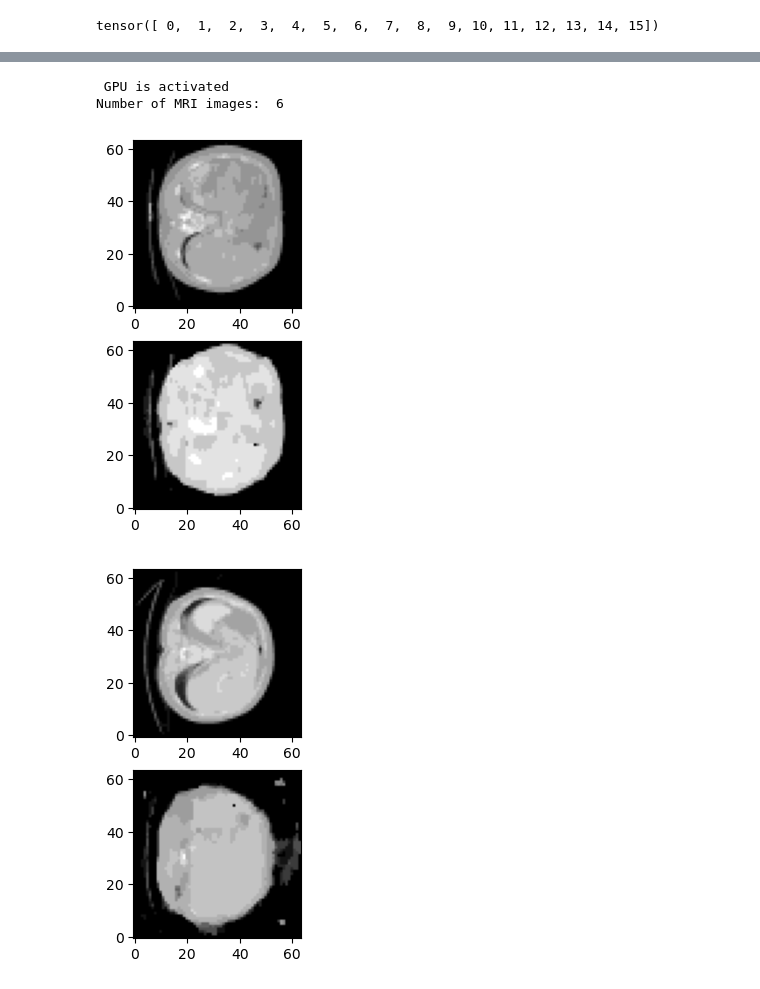
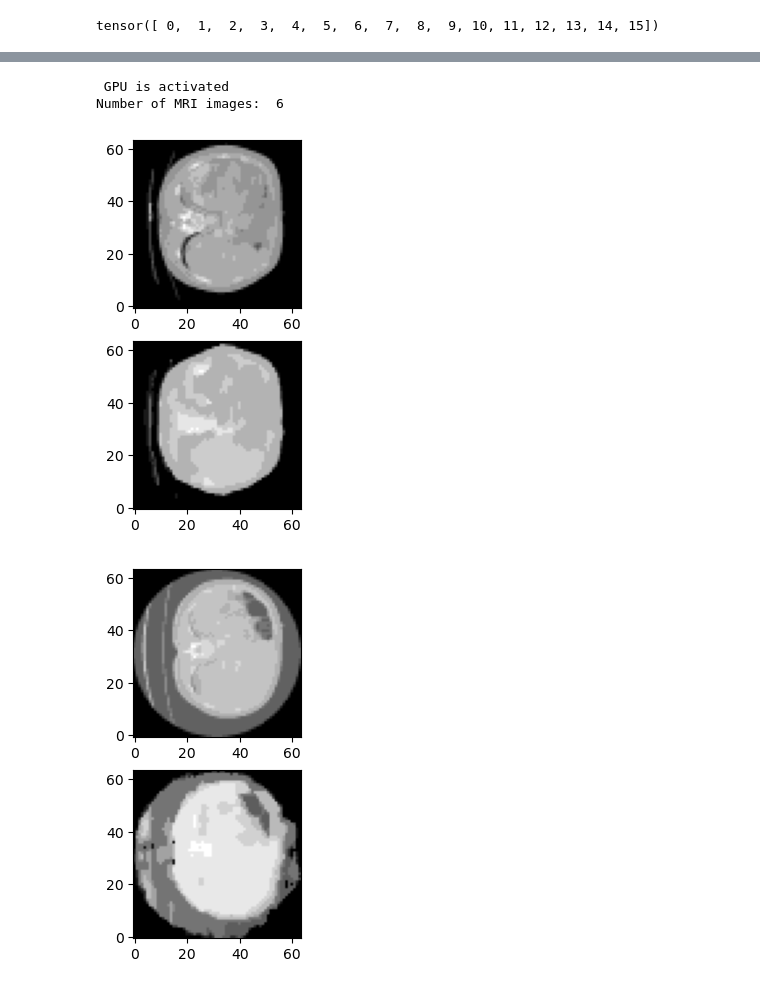
Before and after one commit to nnaakkaaii/imsegnet, a Jupyter notebook: notebook/3drec-bin.ipynb, the cells around one changed output, grey strips where cells are left out. Saved outputs shown, nothing was run; the diff lists cells and outputs as text; code cells hidden in the pictures.

```diff
--- a/notebook/3drec-bin.ipynb
+++ b/notebook/3drec-bin.ipynb
@@ -309,7 +300,7 @@ import matplotlib.pyplot as plt
 
 batch_size = 1
 path_data = "../ircad-dataset/test"
-path_model = "./checkpoint/3drec-bin_1000.pt"
+path_model = "./checkpoint/3drec-bin_600.pt"
 
 log = print
 np.random.seed(10)
@@ -318,32 +309,32 @@ torch.manual_seed(10)
 criterion_dis = nn.CrossEntropyLoss()
 
 device = torch.device('cuda') if torch.cuda.is_available() else torch.device('cpu')
 print(" GPU is activated" if device else " CPU is activated")
 no_images = len(glob.glob(path_data + "/*.nii"))
 print("Number of MRI images: ", no_images)
 
 model = torch.load(path_model)
 model.to(device)
 total_loss = 0
 
 # interfere phrase
 model.eval()
 with torch.no_grad():
     for batch_images in load_mri_images(path_data, batch_size):
         batch_images = batch_images.to(device)
         y = model(batch_images[:, :, :, :, 4].float())
 
         # Measure loss
         loss = criterion_dis(y, batch_images.squeeze(dim=1))
 
         total_loss += loss.item() * batch_images.shape[0]
 
         # display
         display_image(batch_images, torch.argmax(y, dim=1, keepdim=True))
 
 print("Loss: {:.4f}".format(total_loss/ no_images))
 # %% [output]
  GPU is activated
 Number of MRI images:  6
-[figure, old version]
+[figure, new version]
-[figure, old version]
+[figure, new version]
```
Also changed, not shown: parts of 4 cells of this notebook, 3 other files.
